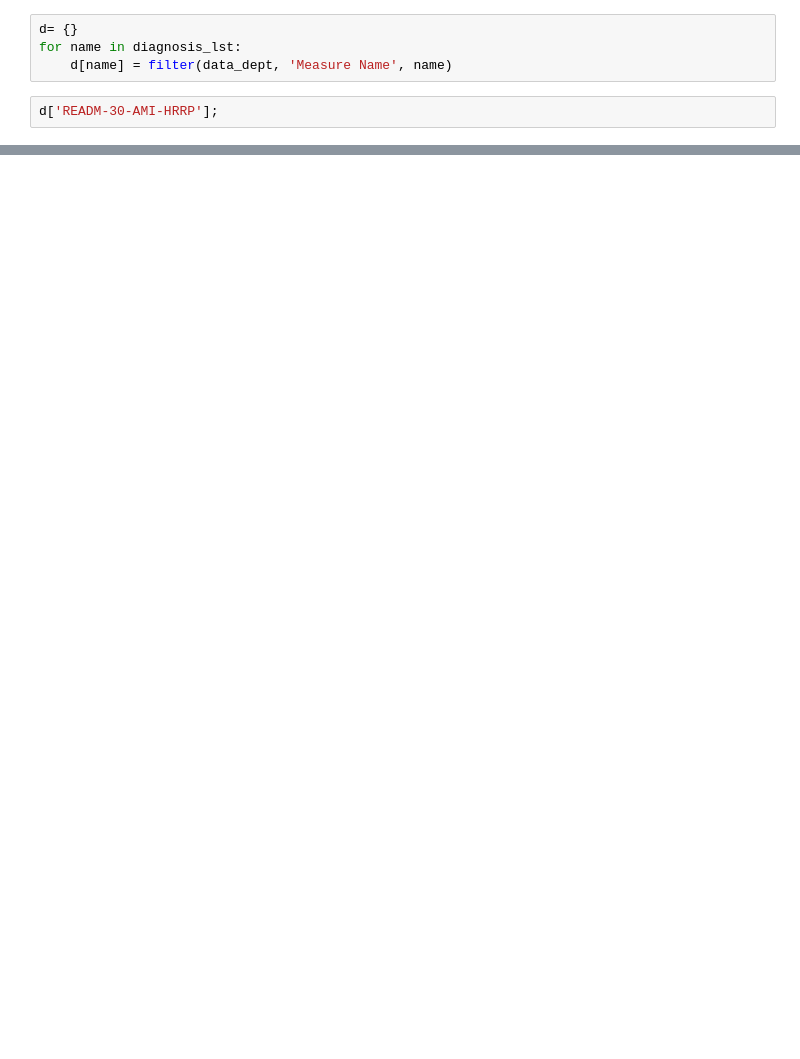
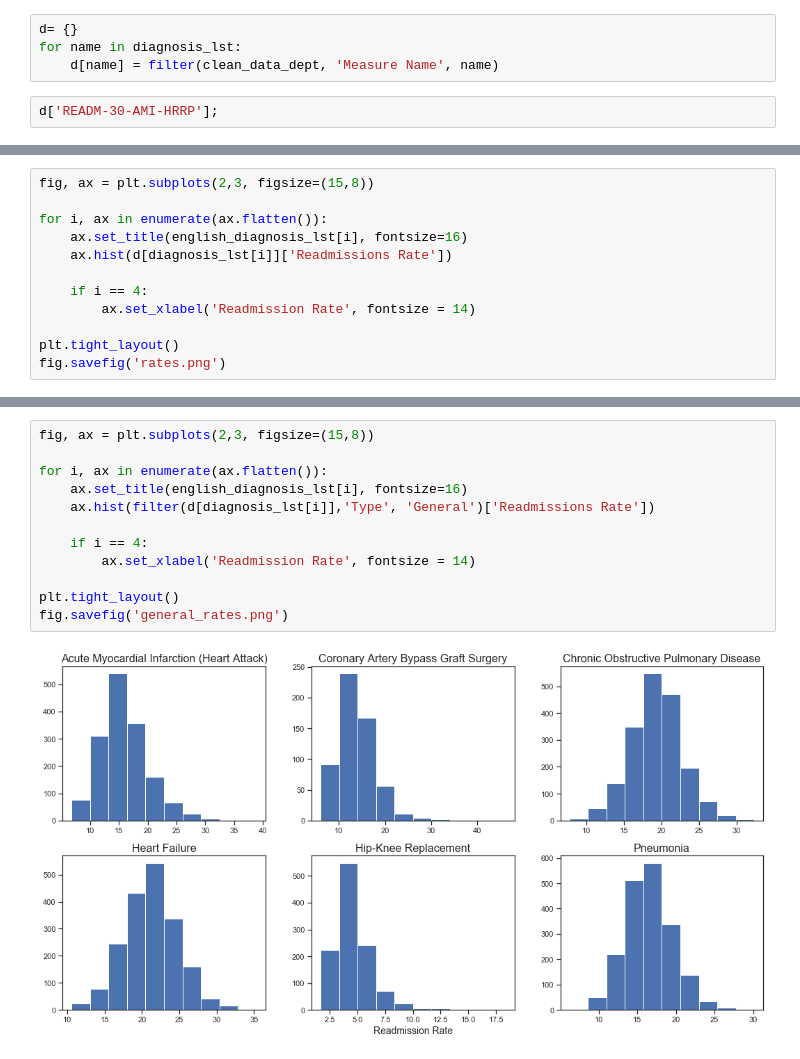
Before and after one commit to norahuntington/hospital-readmissions, a Jupyter notebook: ttests.ipynb, the cells around one changed output, grey strips where cells are left out. Saved outputs shown, nothing was run; the diff lists cells and outputs as text; blank space fills up the shorter version.

```diff
--- a/ttests.ipynb
+++ b/ttests.ipynb
@@ -47,7 +61,7 @@ type_lst = ['General','Neither','Specialized']
 # %%
 d= {}
 for name in diagnosis_lst:
-    d[name] = filter(data_dept, 'Measure Name', name)
+    d[name] = filter(clean_data_dept, 'Measure Name', name)
 # %%
 d['READM-30-AMI-HRRP'];
 # %%
@@ -149,0 +240,12 @@ data_dept
+# %%
+fig, ax = plt.subplots(2,3, figsize=(15,8))
+
+for i, ax in enumerate(ax.flatten()):
+    ax.set_title(english_diagnosis_lst[i], fontsize=16)
+    ax.hist(d[diagnosis_lst[i]]['Readmissions Rate'])
+
+    if i == 4:
+        ax.set_xlabel('Readmission Rate', fontsize = 14)
+
+plt.tight_layout()
+fig.savefig('rates.png')
@@ -149,0 +254,14 @@ data_dept
+# %%
+fig, ax = plt.subplots(2,3, figsize=(15,8))
+
+for i, ax in enumerate(ax.flatten()):
+    ax.set_title(english_diagnosis_lst[i], fontsize=16)
+    ax.hist(filter(d[diagnosis_lst[i]],'Type', 'General')['Readmissions Rate'])
+
+    if i == 4:
+        ax.set_xlabel('Readmission Rate', fontsize = 14)
+
+plt.tight_layout()
+fig.savefig('general_rates.png')
+# %% [output]
+[figure, added]
```
Also changed, not shown: parts of 48 cells of this notebook, 19 other files.
